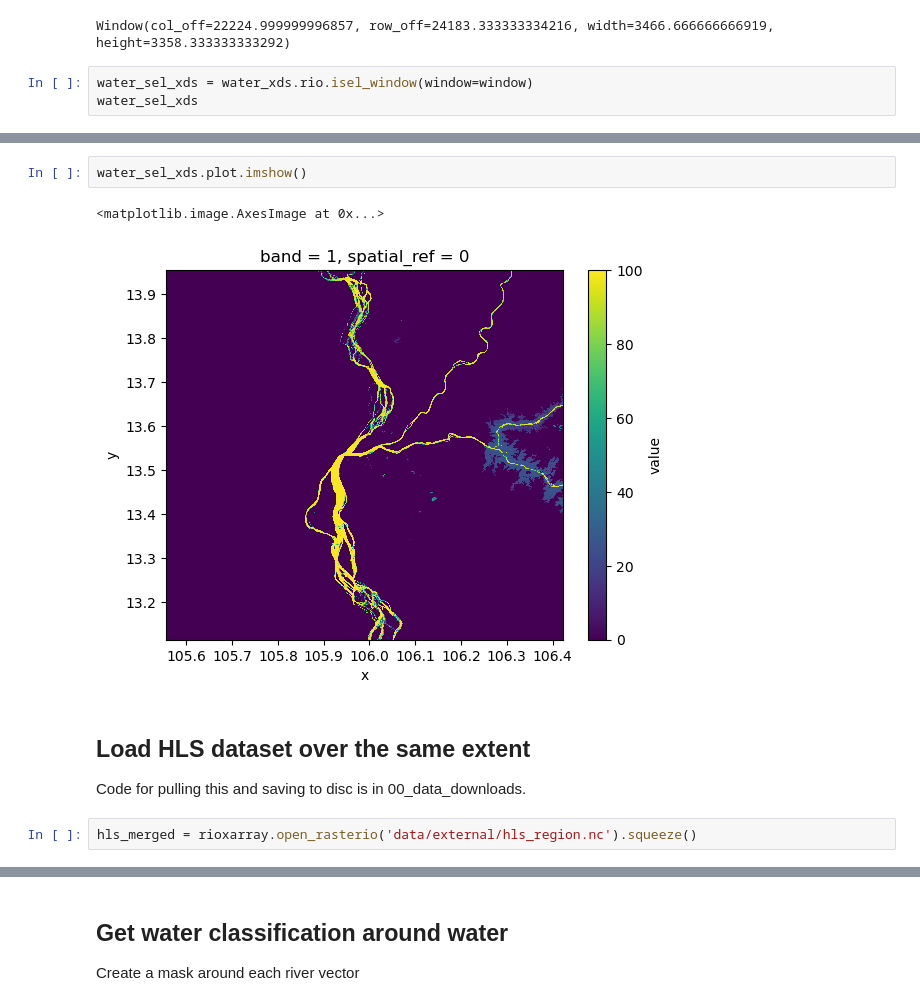
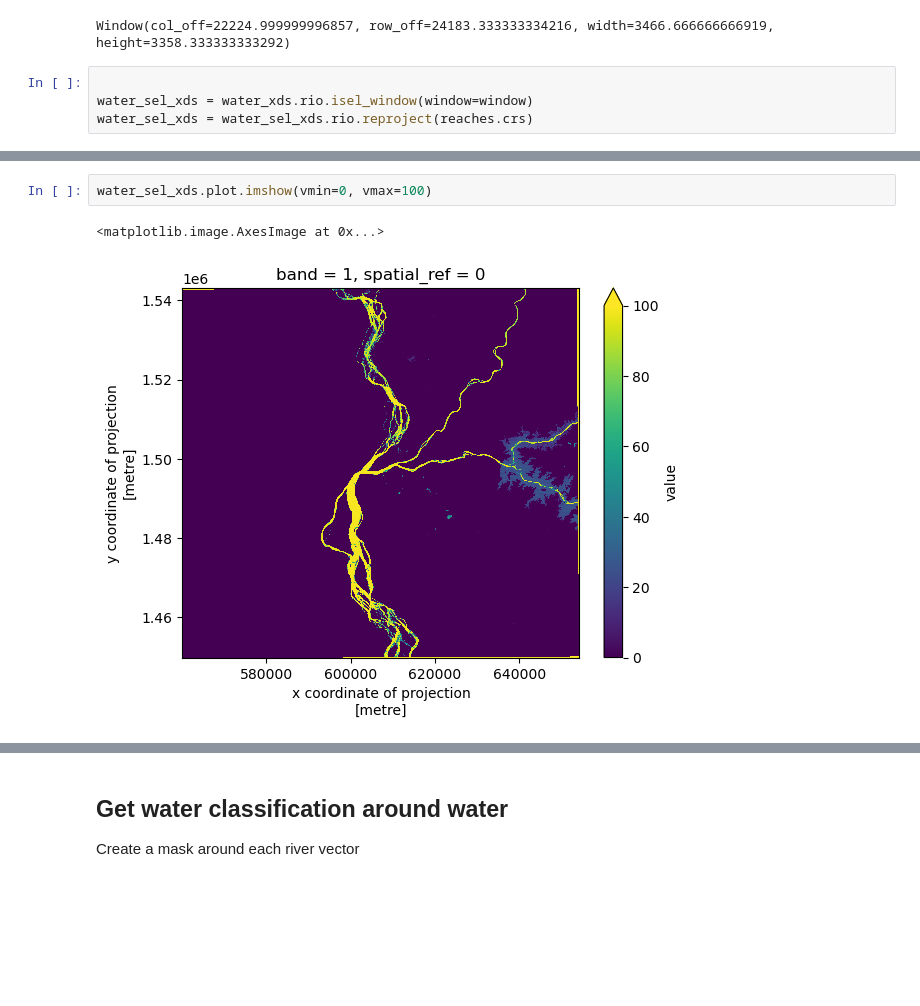
Before and after one commit to UW-GDA/mekong-water-quality, a Jupyter notebook: 01_river_reach_masks.ipynb, the cells around one changed output, grey strips where cells are left out. Drawn from its saved outputs; the diff is of its cells as text; blank space fills up the shorter version.

```diff
--- a/01_river_reach_masks.ipynb
+++ b/01_river_reach_masks.ipynb
@@ -228,5 +230,6 @@ window
 # %% [output]
 Window(col_off=22224.999999996857, row_off=24183.333333334216, width=3466.666666666919, height=3358.333333333292)
 # %%
+
 water_sel_xds = water_xds.rio.isel_window(window=window)
-water_sel_xds
+water_sel_xds = water_sel_xds.rio.reproject(reaches.crs)
@@ -246,11 +236,5 @@ Attributes:
 # %%
-water_sel_xds.plot.imshow()
+water_sel_xds.plot.imshow(vmin=0, vmax=100)
 # %% [output]
 <matplotlib.image.AxesImage at 0x...>
-[figure, old version]
+[figure, new version]
-# %% [markdown]
-## Load HLS dataset over the same extent
-
-Code for pulling this and saving to disc is in 00_data_downloads.
-# %%
-hls_merged = rioxarray.open_rasterio('data/external/hls_region.nc').squeeze()
```
Also changed, not shown: parts of 20 cells of this notebook, 7 other files.
